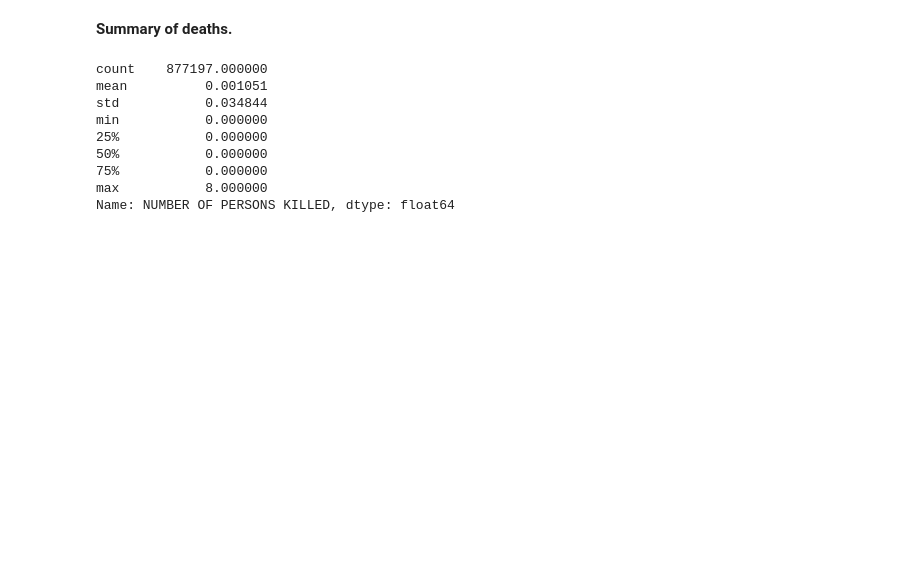
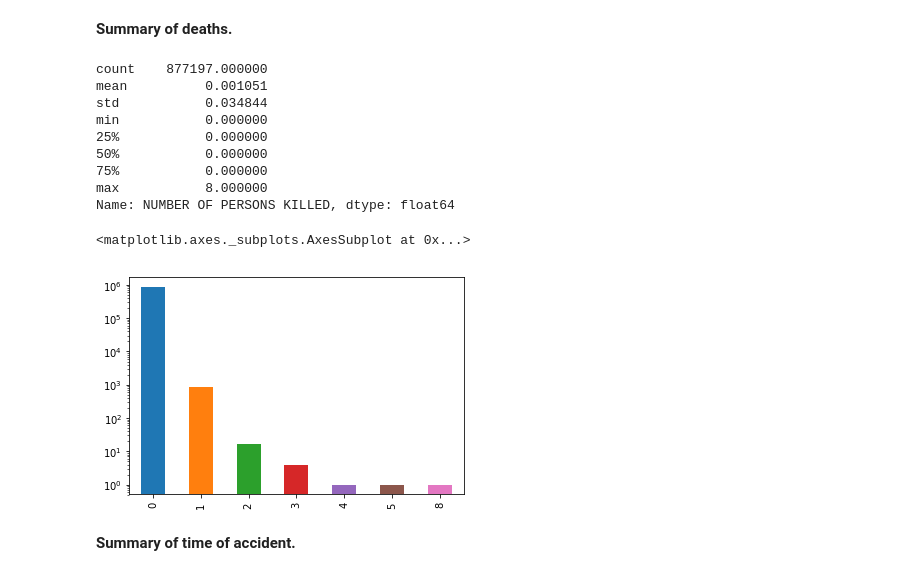
Before and after one commit to udacity/sapient-webinar, a Jupyter notebook: collisions.ipynb, the cells around one changed output. Cells and saved outputs as stored; diff of their text form; code cells hidden in the pictures; blank space fills up the shorter version.

```diff
--- a/collisions.ipynb
+++ b/collisions.ipynb
@@ -221,8 +251,11 @@ min           0.000000
 75%           0.000000
 max           8.000000
 Name: NUMBER OF PERSONS KILLED, dtype: float64
-# %%
-data.TIME = pd.to_datetime(data.TIME)
-# %%
-#data['CONTRIBUTING FACTOR VEHICLE 1'] = data['CONTRIBUTING FACTOR VEHICLE 1'].astype('category')
-data.loc['CONTRIBUTING FACTOR VEHICLE 1']  = data['CONTRIBUTING FACTOR VEHICLE 1'].astype('category')
+# %%
+hist_kil = data['NUMBER OF PERSONS KILLED'].value_counts().sort_index()
+hist_kil.plot(kind='bar',logy=True)
+# %% [output]
+<matplotlib.axes._subplots.AxesSubplot at 0x...>
+[figure, added]
+# %% [markdown]
+**Summary of time of accident.**
```
Also changed, not shown: parts of 36 cells of this notebook.
